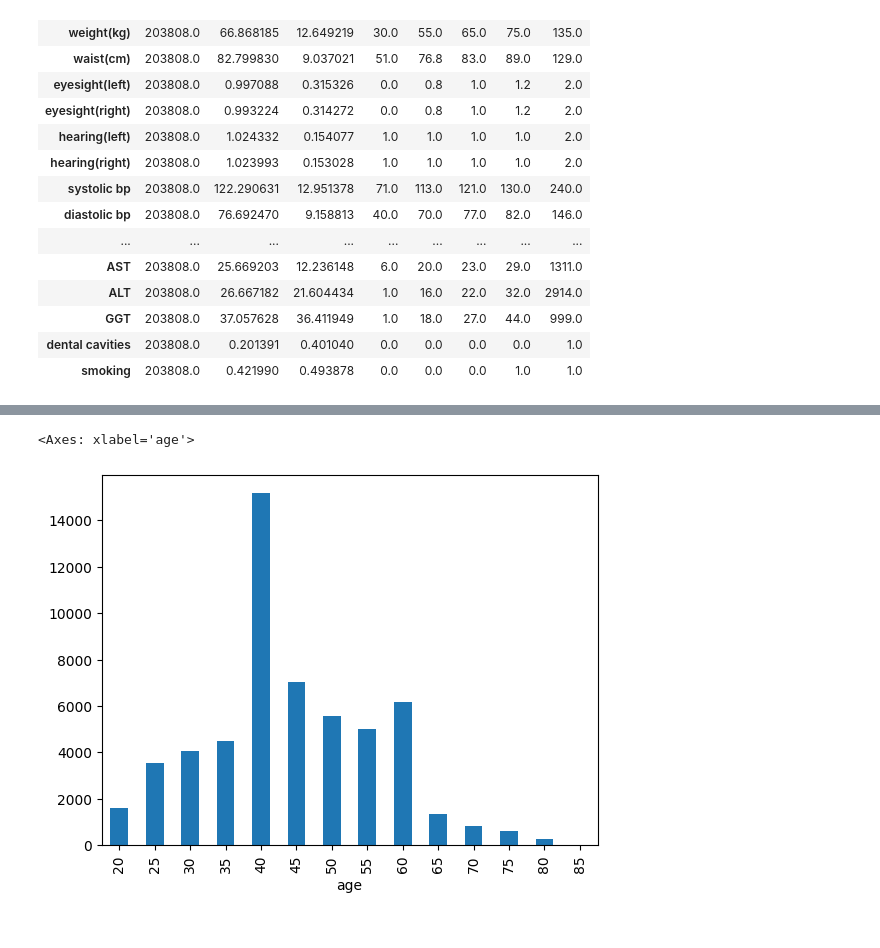
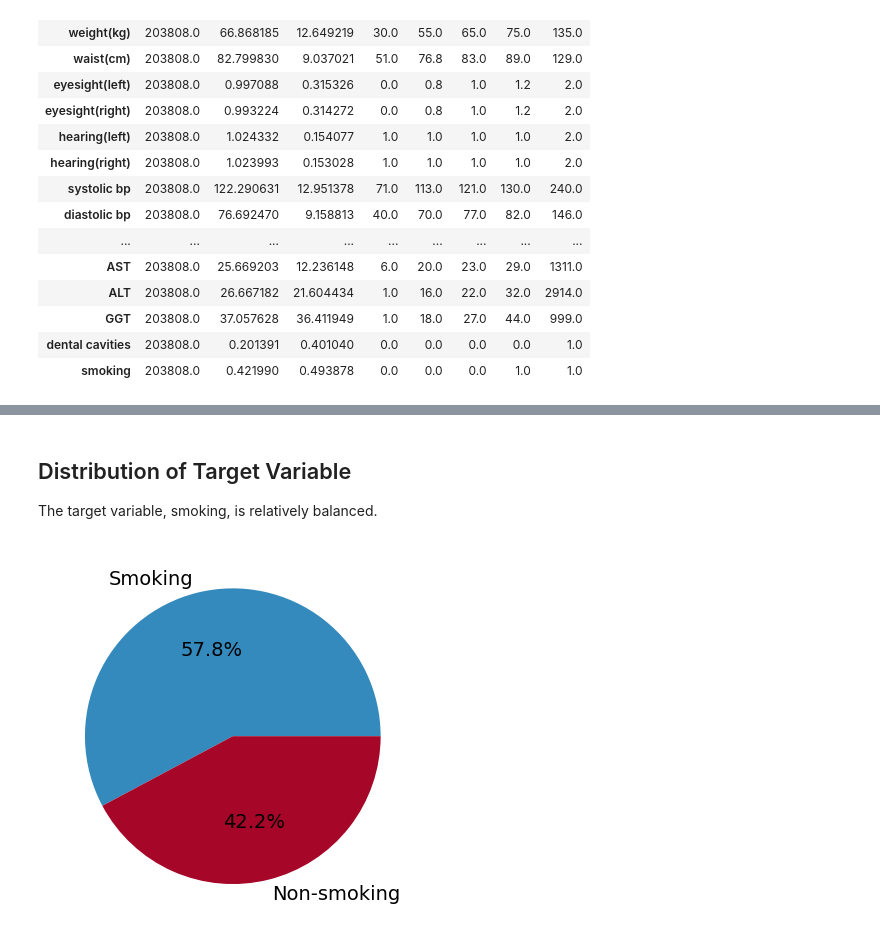
Before and after one commit to Koda98/smoker-status-prediction, a Jupyter notebook: notebook.ipynb, the cells around one changed output, grey strips where cells are left out. Drawn from its saved outputs; the diff is of its cells as text; code cells hidden in the pictures.

Commit message:
Added notebook with data preparation and EDA

```diff
--- a/notebook.ipynb
+++ b/notebook.ipynb
@@ -247,5 +220,8 @@ comp_data_df_train['age'].value_counts()[comp_bins].plot(kind='bar')
-# %%
-orig_data_df['age'].value_counts()[orig_bins].plot(kind='bar')
-# %% [output]
-<Axes: xlabel='age'>
-[figure, removed]
+# %% [markdown]
+## Distribution of Target Variable
+
+The target variable, smoking, is relatively balanced.
+# %%
+plt.pie(df_train['smoking'].value_counts(), labels=['Smoking', 'Non-smoking'], autopct='%1.1f%%', textprops={'fontsize': 14});
+# %% [output]
+[figure, added]
```
Also changed, not shown: parts of 25 cells of this notebook, 3 other files.
